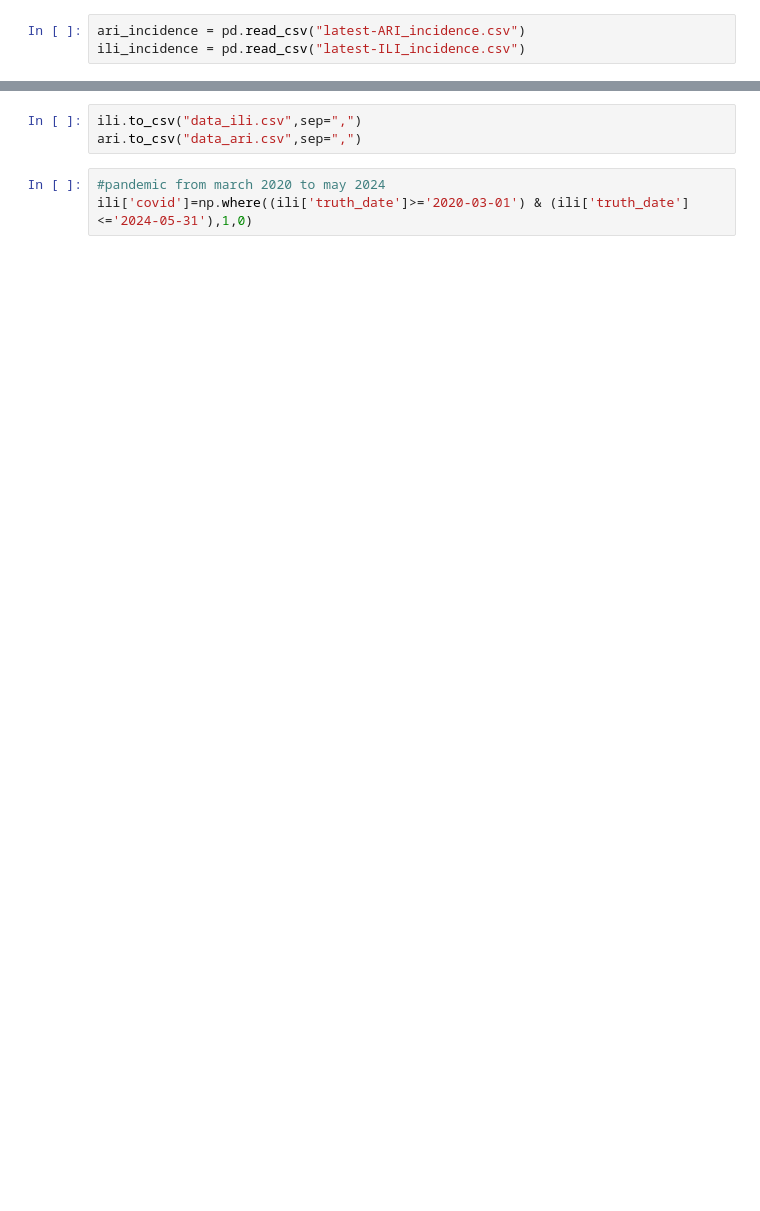
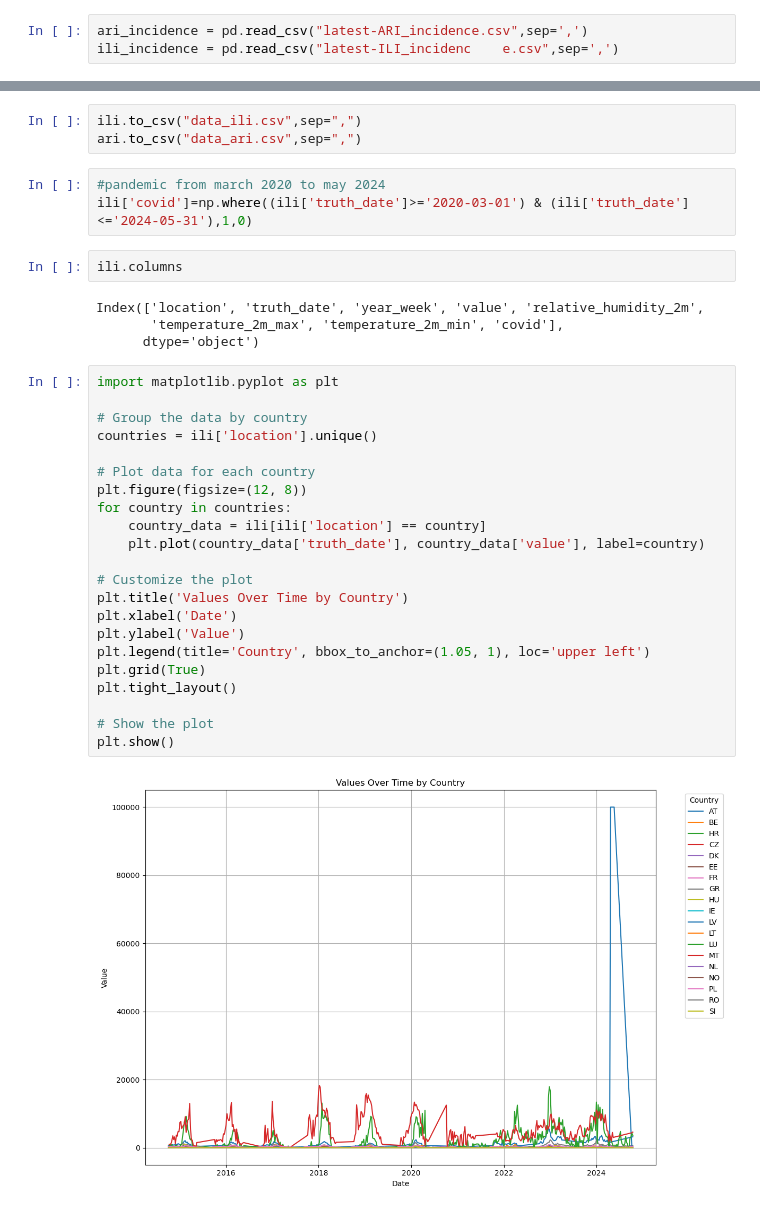
Before and after one commit to flopidopi23/TFM, a Jupyter notebook: preproccess.ipynb, the cells around one changed output, grey strips where cells are left out. Drawn from its saved outputs; the diff is of its cells as text; blank space fills up the shorter version.

```diff
--- a/preproccess.ipynb
+++ b/preproccess.ipynb
@@ -7,7 +7,7 @@ import pandas as pd
 from retry_requests import retry
 from datetime import datetime
 # %%
-ari_incidence = pd.read_csv("latest-ARI_incidence.csv")
-ili_incidence = pd.read_csv("latest-ILI_incidence.csv")
+ari_incidence = pd.read_csv("latest-ARI_incidence.csv",sep=',')
+ili_incidence = pd.read_csv("latest-ILI_incidenc    e.csv",sep=',')
 # %%
 ari_incidence.head()
@@ -349,3 +525,33 @@ ari.to_csv("data_ari.csv",sep=",")
 # %%
 #pandemic from march 2020 to may 2024
 ili['covid']=np.where((ili['truth_date']>='2020-03-01') & (ili['truth_date']<='2024-05-31'),1,0)
+# %%
+ili.columns
+# %% [output]
+Index(['location', 'truth_date', 'year_week', 'value', 'relative_humidity_2m',
+       'temperature_2m_max', 'temperature_2m_min', 'covid'],
+      dtype='object')
+# %%
+import matplotlib.pyplot as plt
+
+# Group the data by country
+countries = ili['location'].unique()
+
+# Plot data for each country
+plt.figure(figsize=(12, 8))
+for country in countries:
+    country_data = ili[ili['location'] == country]
+    plt.plot(country_data['truth_date'], country_data['value'], label=country)
+
+# Customize the plot
+plt.title('Values Over Time by Country')
+plt.xlabel('Date')
+plt.ylabel('Value')
+plt.legend(title='Country', bbox_to_anchor=(1.05, 1), loc='upper left')
+plt.grid(True)
+plt.tight_layout()
+
+# Show the plot
+plt.show()
+# %% [output]
+[figure, added]
```
Also changed, not shown: parts of 32 cells of this notebook, 1 other file.
